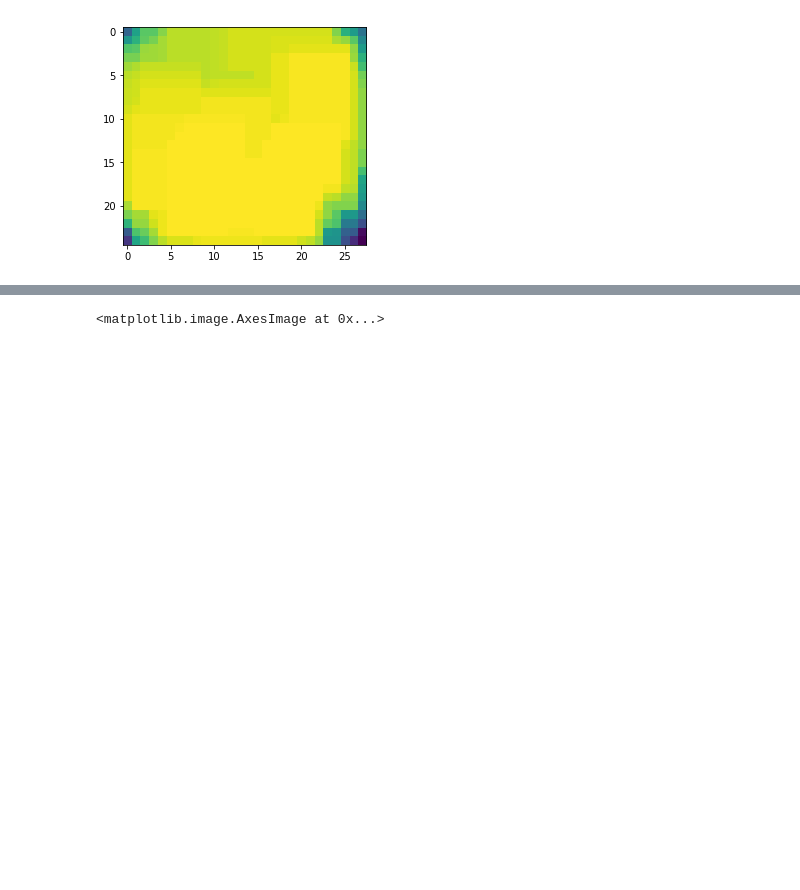
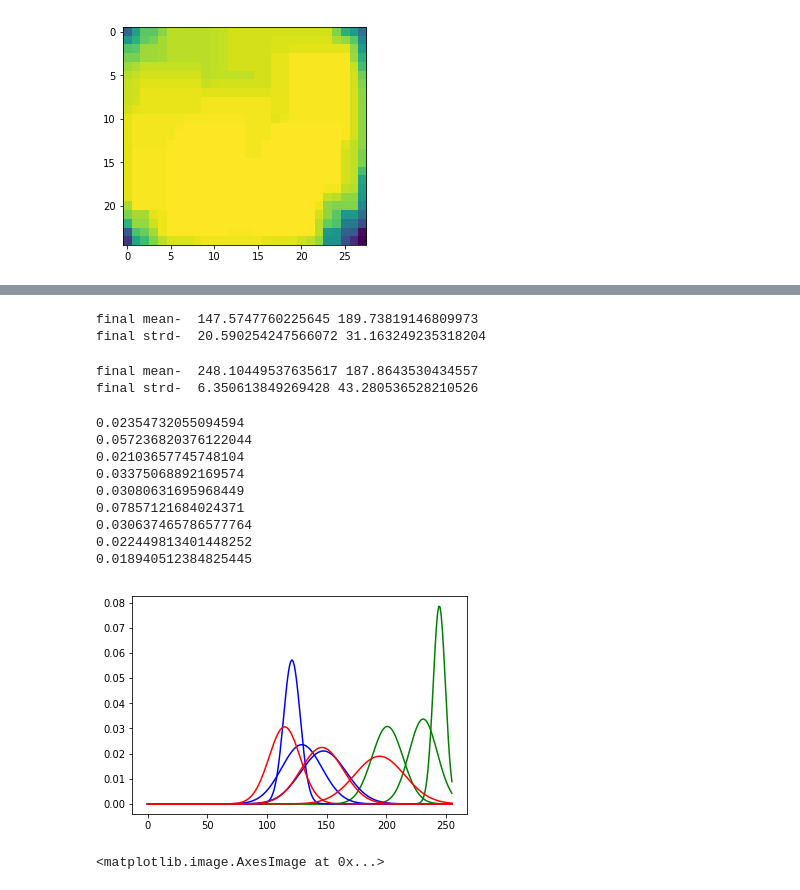
Before and after one commit to aarjunsrinivasan/Image-Segmentation-using-GMM, a Jupyter notebook: Red.ipynb, the cells around one changed output, grey strips where cells are left out. Cells and saved outputs as stored; diff of their text form; code cells hidden in the pictures; blank space fills up the shorter version.

```diff
--- a/Red.ipynb
+++ b/Red.ipynb
@@ -276,0 +266,6 @@ plt.show()
+# %%
+print('final mean- ',mean1,mean2)
+print('final strd- ',std1,std2)
+# %% [output]
+final mean-  147.5747760225645 189.73819146809973
+final strd-  20.590254247566072 31.163249235318204
@@ -277,3 +308,75 @@ plt.show()
+# %%
+print('final mean- ',mean1,mean2)
+print('final strd- ',std1, std2)
+# %% [output]
+final mean-  248.10449537635617 187.8643530434557
+final strd-  6.350613849269428 43.280536528210526
+# %%
+def gaussian(x, mu, sig):
+    return ((1/(sig*math.sqrt(2*math.pi)))*np.exp(-np.power(x - mu, 2.) / (2 * np.power(sig, 2.))))
+
+
+x=list(range(0, 256))
+
+mg1=np.array([147.57])
+sg1=np.array([20.59])
+mg2=np.array([189.73])
+sg2=np.array([31.16])
+
+
+g1=gaussian(x, mg1, sg1)
+g2=gaussian(x, mg2, sg2)
+
+
+plt.plot(g1, 'g')
+plt.plot(g2, 'g')
+
+
+
+mr1=np.array([246.5])
+sr1=np.array([7.9])
+mr2=np.array([173.63])
+sr2=np.array([38.77])
+
+r1=gaussian(x, mr1, sr1)
+r2=gaussian(x, mr2, sr2)
+
+
+mb1=np.array([88.5])
+sb1=np.array([16.9])
+mb2=np.array([129.06])
+sb2=np.array([17.14])
+
+b1=gaussian(x, mb1, sb1)
+b2=gaussian(x, mb2, sb2)
+
+
+plt.plot(b1, 'b')
+plt.plot(b2, 'b')
+
+plt.plot(r1, 'r')
+plt.plot(r2, 'r')
+
+print(max(b1))
+print(max(b2))
+
+print(max(g1))
+print(max(g2))
+
+print(max(r1))
+print(max(r2))
+plt.show()
+# %% [output]
+0.02354732055094594
+0.057236820376122044
+0.02103657745748104
+0.03375068892169574
+0.03080631695968449
+0.07857121684024371
+0.030637465786577764
+0.022449813401448252
+0.018940512384825445
+[figure, added]
 # %%
 image=cv2.imread('frame.png')
 # cv2.circle(image,(200,200),5,(0,0,255),2)
```
Also changed, not shown: parts of 14 cells of this notebook.
